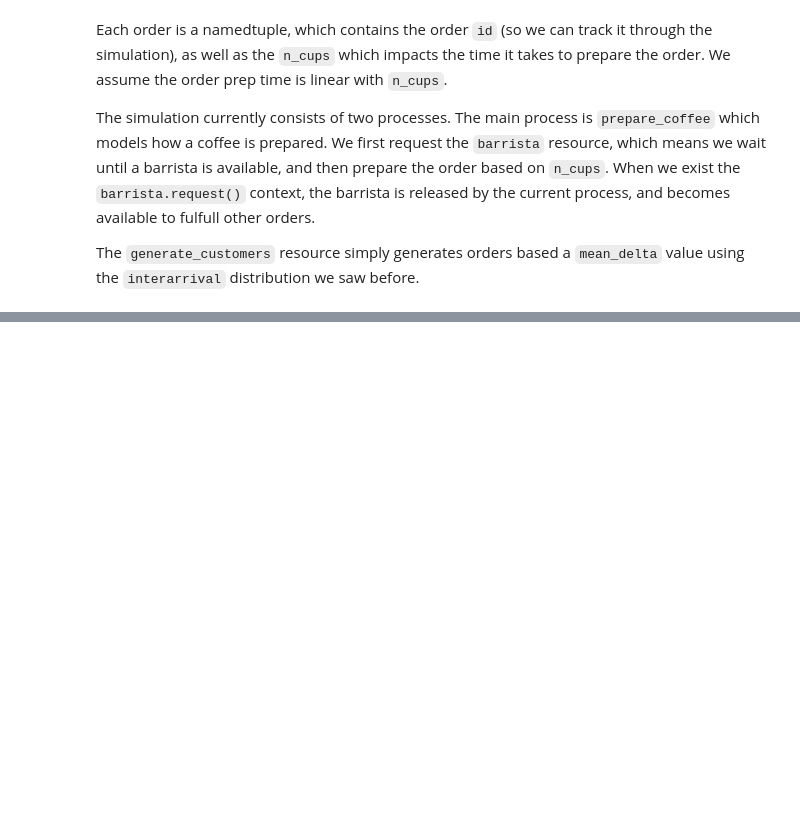
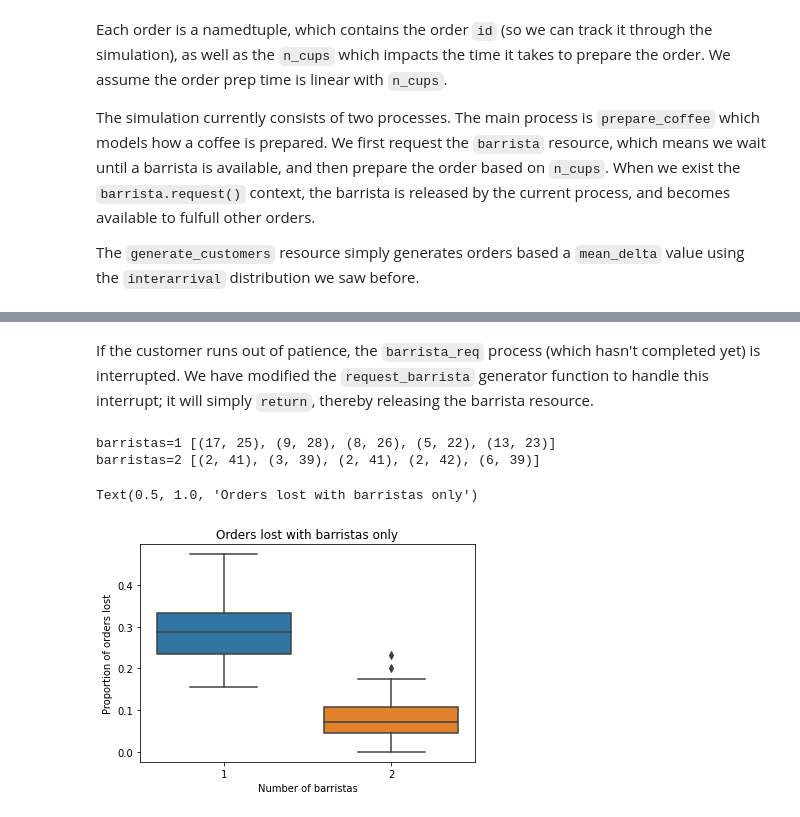
Before and after one commit to nikolay-shenkov/blog, a Jupyter notebook: _notebooks/2022-03-14-discrete-events-and-coffee-shops.ipynb, the cells around one changed output, grey strips where cells are left out. Saved outputs shown, nothing was run; the diff lists cells and outputs as text; code cells hidden in the pictures; blank space fills up the shorter version.

Commit message:
more text in blog

```diff
--- a/_notebooks/2022-03-14-discrete-events-and-coffee-shops.ipynb
+++ b/_notebooks/2022-03-14-discrete-events-and-coffee-shops.ipynb
@@ -206,0 +336,28 @@ order 8 ready! 17.988
+# %% [markdown]
+If the customer runs out of patience, the `barrista_req` process (which hasn't completed yet) is interrupted. We have modified the `request_barrista` generator function to handle this interrupt; it will simply `return`, thereby releasing the barrista resource.
+# %%
+sim_patience_one = partial(CoffeeSimPatience.from_new_env, n_barristas=1)
+sim_patience_two = partial(CoffeeSimPatience.from_new_env, n_barristas=2)
+
+records_one = collect_orders_counts(simulate_many(sim_patience_one, until=90), n=50)
+records_two = collect_orders_counts(simulate_many(sim_patience_two, until=90), n=50)
+
+print("barristas=1", records_one[:5])
+print("barristas=2", records_two[:5])
+# %%
+#collapse
+records_one = (pd.DataFrame(records_one, columns=["orders_lost", "orders_complete"])
+               .assign(barrista=1))
+records_two = (pd.DataFrame(records_two, columns=["orders_lost", "orders_complete"])
+               .assign(barrista=2))
+records = pd.concat([records_one, records_two], ignore_index=True)
+records["prop_lost"] = records["orders_lost"] / (records["orders_complete"] + records["orders_lost"])
+ax = sns.boxplot(data=records, x="barrista", y="prop_lost")
+ax.set_ylabel("Proportion of orders lost")
+ax.set_xlabel("Number of barristas");
+ax.set_title("Orders lost with barristas only");
+# %% [output]
+barristas=1 [(17, 25), (9, 28), (8, 26), (5, 22), (13, 23)]
+barristas=2 [(2, 41), (3, 39), (2, 41), (2, 42), (6, 39)]
+Text(0.5, 1.0, 'Orders lost with barristas only')
+[figure, added]
```
Also changed, not shown: parts of 24 cells of this notebook.
